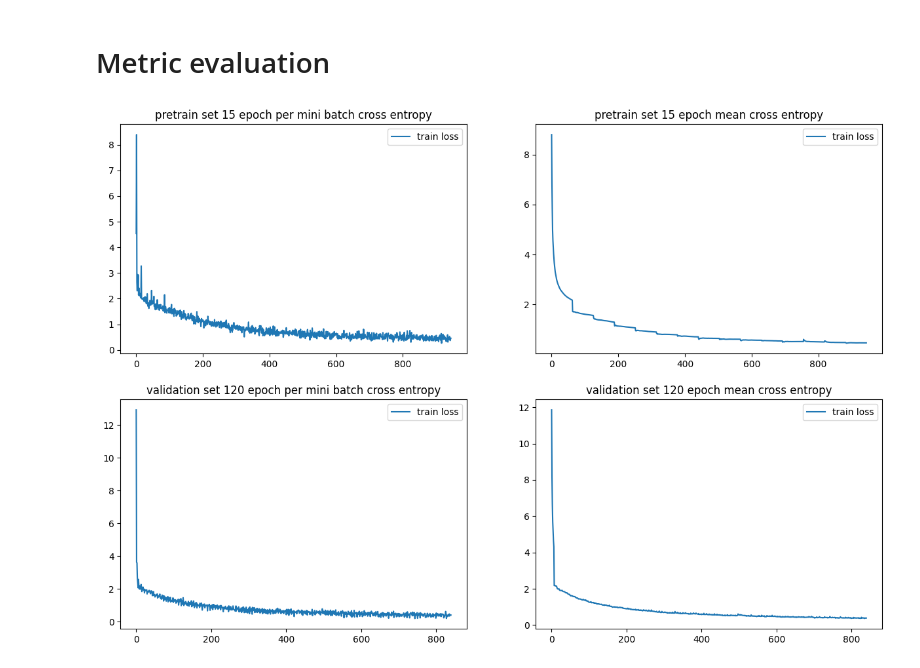
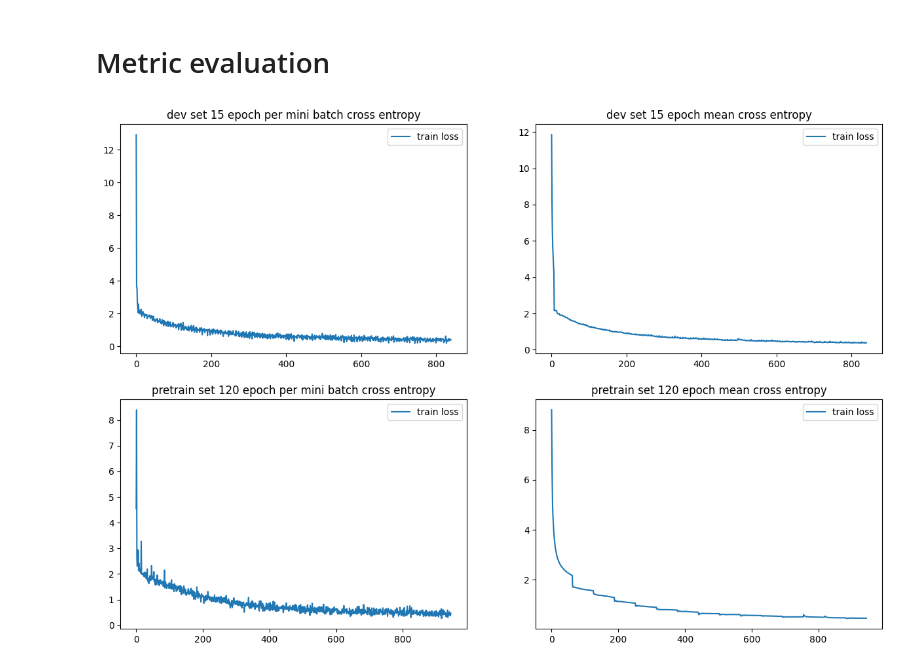
Before and after one commit to xu-shitong/Contrastive-Medical-Image-Classification, a Jupyter notebook: supervised/supervised.ipynb, the cells around one changed output. Cells and saved outputs as stored; diff of their text form; code cells hidden in the pictures.

```diff
--- a/supervised/supervised.ipynb
+++ b/supervised/supervised.ipynb
@@ -257,7 +257,7 @@ for epoch in range(EPOCH_NUM):
             l = train_func(img, label, False)
             acc_val_l += l.item()
 
-        summary.write(f"Epoch {epoch}[{i}]: loss: {l.item()}({acc_l / (i + 1)}), val loss: {acc_val_l / len(pretrain_val_loader)}\n")
+        summary.write(f"Epoch {epoch}[{i}]: loss: {l.item()}({acc_l / (i + 1)}), val loss: {acc_val_l / len(val_loader)}\n")
 # %%
 torch.save(model, f"{slurm_id}_{trial_name}.pickle")
 mem_report()
@@ -300,33 +300,33 @@ def extract_float(file_name, start="Epoch"):
   file = open(file_name)
   l = [[float(word) for word in re.split("\n|,| |\t|\(|\)|\[|\]", line) if isfloat(word)] for line in file if line.startswith(start)]
   return torch.tensor(l)
 
 # general propose plot
 file_names = [
+  "./71067_epoch120_batch128_lr0.03_momentum0.9_wd0.0001_on-pretrainFalse.txt",
   "./71019_epoch15_batch128_lr0.03_momentum0.9_wd0.0001_on-pretrainTrue.txt",
-  "./71067_epoch120_batch128_lr0.03_momentum0.9_wd0.0001_on-pretrainFalse.txt",
 ]
 fig, axarr = plt.subplots(len(file_names), 2, figsize=(15, 10))
-names = ["pretrain set 15 epoch", "validation set 120 epoch", ] # titles for each row of image, substitute of file name
+names = ["dev set 15 epoch", "pretrain set 120 epoch", ] # titles for each row of image, substitute of file name
 for i, file_name in enumerate(file_names):
   losses = extract_float(file_name) # shape [iteration_number * print num per iteration, 8], only loss at index [5, 7] are useful for plot
   train_index = {} # additional plot other than losses
   val_index = {}
 
   for j, idx in enumerate(train_index):
     axarr[i, j+1].plot(losses[:, idx])
 
   for j, idx in enumerate(val_index):
     axarr[i, j+1].plot(losses[:, idx])
     axarr[i, j+1].set_title(train_index[idx])
 
   axarr[i, 0].plot(losses[:, 2], label="train loss")
   axarr[i, 0].set_title(names[i] + " per mini batch cross entropy")
   axarr[i, 0].legend(loc="upper right")
 
 
   axarr[i, -1].plot(losses[:, 3], label="train loss")
   axarr[i, -1].set_title(names[i] + " mean cross entropy")
   axarr[i, -1].legend(loc="upper right")
 # %% [output]
-[figure, old version]
+[figure, new version]
```
Also changed, not shown: 1 other file.
